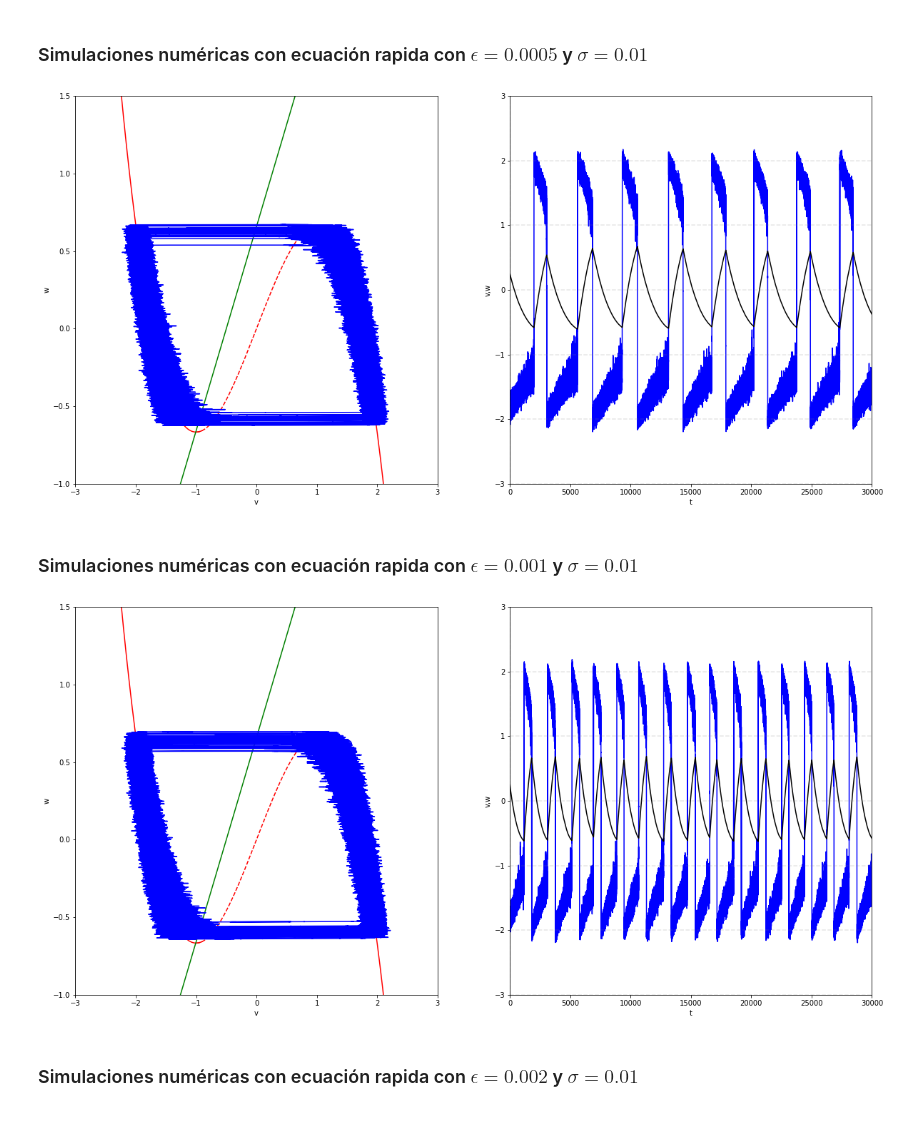
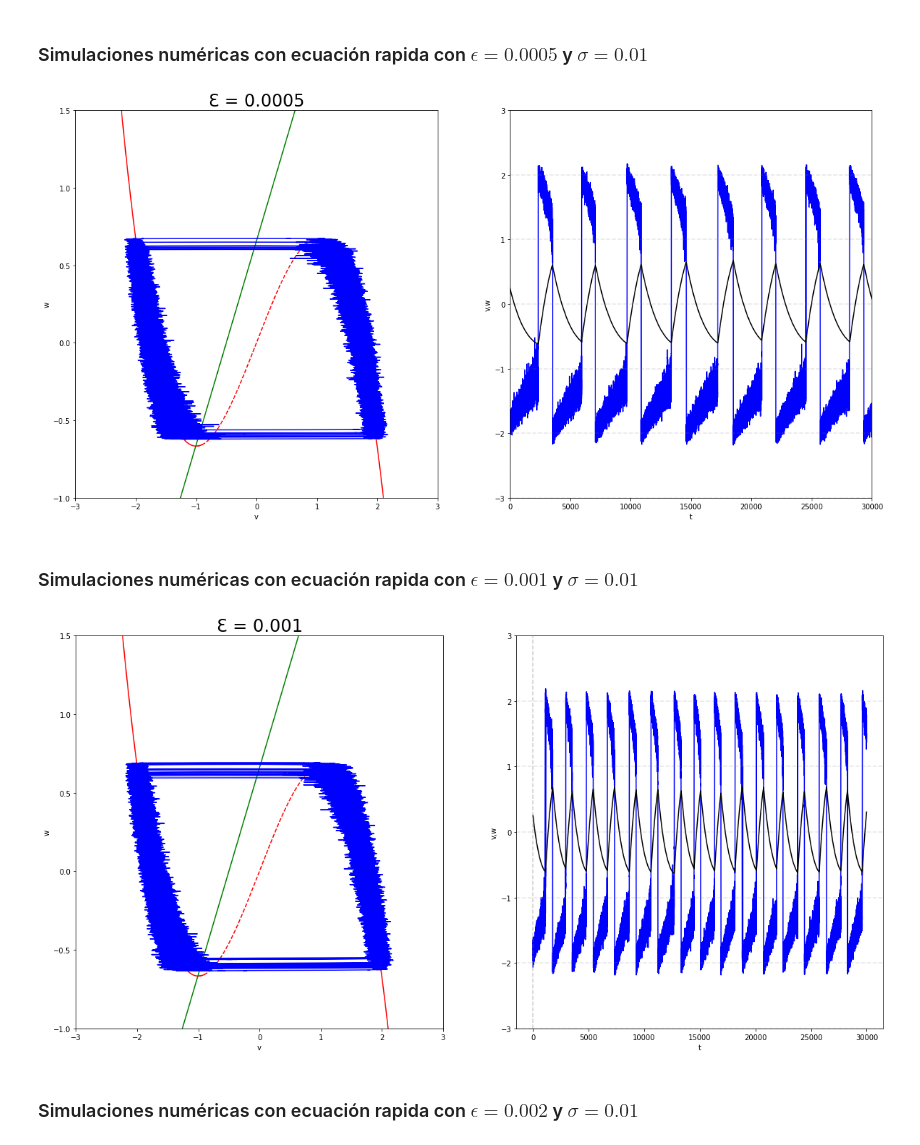
Before and after one commit to fiskker/paper-review, a Jupyter notebook: Paper review notebook.ipynb, the cells around one changed output. Drawn from its saved outputs; the diff is of its cells as text; code cells hidden in the pictures.

```diff
--- a/Paper review notebook.ipynb
+++ b/Paper review notebook.ipynb
@@ -742,7 +750,7 @@ X = euler_ft_FHN(params, fast_f, fast_g, -2, 0.25, 0.0, 100000, 0.01)
 # %%
 epsilon = 0.0005
-eps_t = np.arange(0.0, epsilon*100000.001, epsilon*0.01)
-t = np.arange(0.0, 100000.01, 0.01)
+eps_t = np.arange(0.0, epsilon*30000.001, epsilon*0.1)
+t = np.arange(0.0, 30000.01, 0.1)
 params = (0.76, 0.5)
 v_vals_1 = np.arange(-3, -0.9, 0.001)
 v_vals_2 = np.arange(-1, 1.1, 0.001)
@@ -760,6 +768,7 @@ ax.set_ylabel('w')
 ax.plot(v_vals_1, [vNullcline(v) for v in v_vals_1], color = 'r')
 ax.plot(v_vals_2, [vNullcline(v) for v in v_vals_2], color = 'r', linestyle = '--')
 ax.plot(v_vals_3, [vNullcline(v) for v in v_vals_3], color = 'r')
+ax.set_title("Ɛ = 0.0005", fontsize = 24)
 
 ax.plot(v_vals, [wNullcline(params, v) for v in v_vals], color = 'g')
 
@@ -768,15 +777,15 @@ ax.set_xlim(-3, 3)
 ax.set_ylim(-1, 1.5)
 ax.set_xlabel('v')
 ax.set_ylabel('w')
-ax.plot(X[:,0], X[:,1], color = 'b')
+ax.plot(X_4[:,0], X_4[:,1], color = 'b')
 #ax.plot(Y[:,0], Y[:,1], color = 'k');
 
-ax2.set_xlim(-0.03, 3 * 10**4)
+ax2.set_xlim(-0.03, 30000)
 ax2.set_ylim(-3, 3)
 ax2.set_xlabel('t')
 ax2.set_ylabel('v,w')
-ax2.plot(t, X[:,0], color = 'b')
-ax2.plot(t, X[:,1], color = 'k')
+ax2.plot(t, X_4[:,0], color = 'b')
+ax2.plot(t, X_4[:,1], color = 'k')
 
 hlines = np.arange(-3, 3, 1)
 vlines = np.arange(5, 15, 5)
@@ -784,23 +793,23 @@ for i in range(len(hlines)):
     ax2.axhline(hlines[i], color='grey', linestyle = '--', alpha = 0.2)
 for i in range(len(vlines)):
     ax2.axvline(vlines[i], color = 'grey', linestyle = '--', alpha = 0.2)
+
+np.savetxt("fig8_1.csv", X_4, delimiter=",")
+del X_4, ax, ax2, fig, eps_t, v_vals_1, v_vals_2, v_vals_3, v_vals, w_vals
 # %% [output]
-[figure, old version]
+[figure, new version]
 # %% [markdown]
 ### Simulaciones numéricas con ecuación rapida con $ \epsilon = 0.001 $ y $ \sigma = 0.01 $
 # %%
-from math import sqrt
-from scipy.integrate import odeint;
-import math
-
-
 params = (0.76, 0.5, 0.001, 0.01)
-X = euler_ft_FHN(params, fast_f, fast_g, -2, 0.25, 0.0, 100000, 0.01)
-#Y = euler_ft_FHN(params, fast_f, fast_g, 2, -0.25, 0.0, 10000, 0.001)
+try:
+    X_5 = np.genfromtxt('fig8_2.csv', delimiter=',')
+except:
+    X_5 = euler_ft_FHN(params, fast_f, fast_g, -2, 0.25, 0.0, 30000, 0.1)
 # %%
 epsilon = 0.001
-eps_t = np.arange(0.0, epsilon*100000.001, epsilon*0.01)
-t = np.arange(0.0, 100000.01, 0.01)
+eps_t = np.arange(0.0, epsilon*30000.001, epsilon*0.1)
+t = np.arange(0.0, 30000.01, 0.1)
 params = (0.76, 0.5)
 v_vals_1 = np.arange(-3, -0.9, 0.001)
 v_vals_2 = np.arange(-1, 1.1, 0.001)
@@ -812,38 +821,43 @@ fig, (ax, ax2) = plt.subplots(nrows = 1, ncols = 2, figsize = (20, 10))
 
 
 ax.set_xlim(-3, 3)
 ax.set_ylim(-1, 1)
 ax.set_xlabel('v')
 ax.set_ylabel('w')
 ax.plot(v_vals_1, [vNullcline(v) for v in v_vals_1], color = 'r')
 ax.plot(v_vals_2, [vNullcline(v) for v in v_vals_2], color = 'r', linestyle = '--')
 ax.plot(v_vals_3, [vNullcline(v) for v in v_vals_3], color = 'r')
 
 ax.plot(v_vals, [wNullcline(params, v) for v in v_vals], color = 'g')
 
 #print(X)
 ax.set_xlim(-3, 3)
 ax.set_ylim(-1, 1.5)
 ax.set_xlabel('v')
 ax.set_ylabel('w')
-ax.plot(X[:,0], X[:,1], color = 'b')
+ax.plot(X_5[:,0], X_5[:,1], color = 'b')
+ax.set_title("Ɛ = 0.001", fontsize = 24)
 #ax.plot(Y[:,0], Y[:,1], color = 'k');
 
-ax2.set_xlim(-0.03, 3 * 10**4)
+#ax2.set_xlim(-0.03, 3 * 10**4)
 ax2.set_ylim(-3, 3)
 ax2.set_xlabel('t')
 ax2.set_ylabel('v,w')
-ax2.plot(t, X[:,0], color = 'b')
-ax2.plot(t, X[:,1], color = 'k')
+ax2.plot(t, X_5[:,0], color = 'b')
+ax2.plot(t, X_5[:,1], color = 'k')
 
 hlines = np.arange(-3, 3, 1)
 vlines = np.arange(5, 15, 5)
 for i in range(len(hlines)):
     ax2.axhline(hlines[i], color='grey', linestyle = '--', alpha = 0.2)
 for i in range(len(vlines)):
     ax2.axvline(vlines[i], color = 'grey', linestyle = '--', alpha = 0.2)
+
+
+np.savetxt("fig8_2.csv", X_5, delimiter=",")
+del X_5, ax, ax2, fig, eps_t, v_vals_1, v_vals_2, v_vals_3, v_vals, w_vals
 # %% [output]
-[figure, old version]
+[figure, new version]
 # %% [markdown]
 ### Simulaciones numéricas con ecuación rapida con $ \epsilon = 0.002 $ y $ \sigma = 0.01 $
 # %%
```
Also changed, not shown: parts of 24 cells of this notebook, 1 other file.
